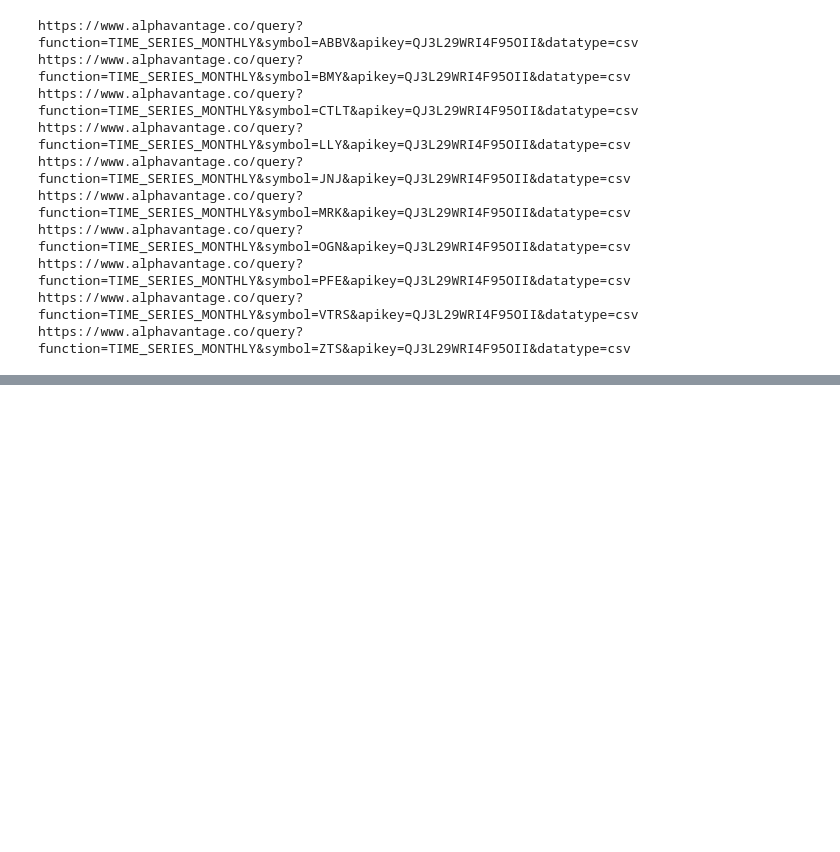
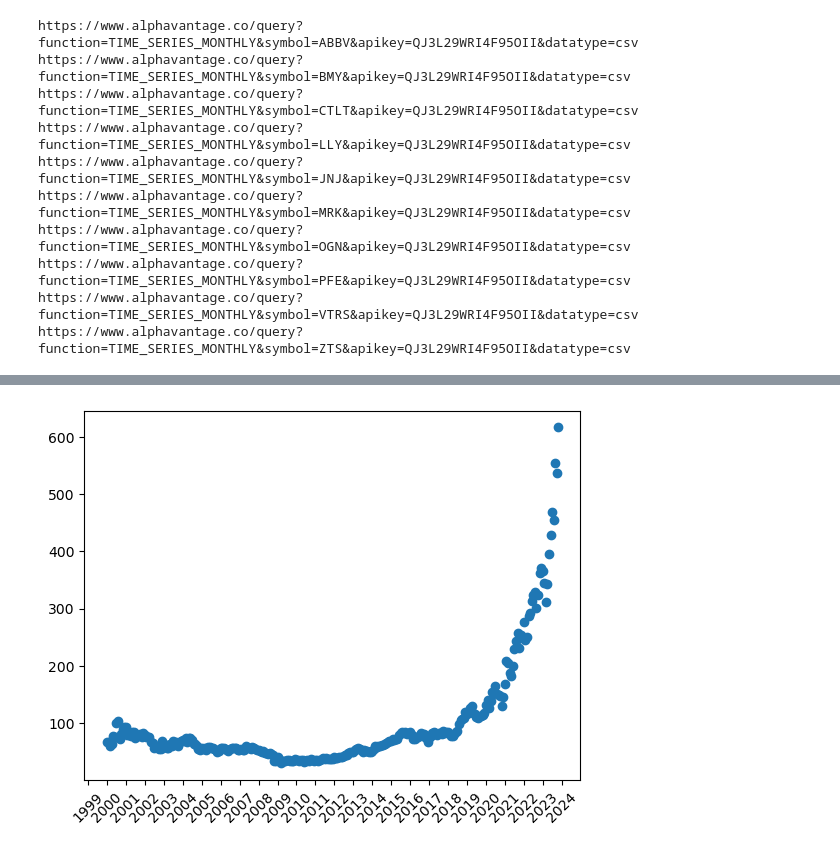
Before and after one commit to proctorsjackson/group_3_project_1, a Jupyter notebook: Project_1_Combined_Code.ipynb, the cells around one changed output, grey strips where cells are left out. Drawn from its saved outputs; the diff is of its cells as text; code cells hidden in the pictures; blank space fills up the shorter version.

```diff
--- a/Project_1_Combined_Code.ipynb
+++ b/Project_1_Combined_Code.ipynb
@@ -84,0 +92,10 @@ merge_df
+# %%
+#lly_df['timestamp'] = pd.to_datetime(lly_df['timestamp'], format='mixed')
+lly_df = merge_df.loc[merge_df['ticker'] == 'LLY']
+x = lly_df['timestamp']
+y = lly_df['close']
+plt.xticks(rotation=45)
+plt.plot_date(x, y,)
+plt.gca().xaxis.set_major_locator(mdates.YearLocator())
+# %% [output]
+[figure, added]
```
Also changed, not shown: parts of 6 cells of this notebook.
